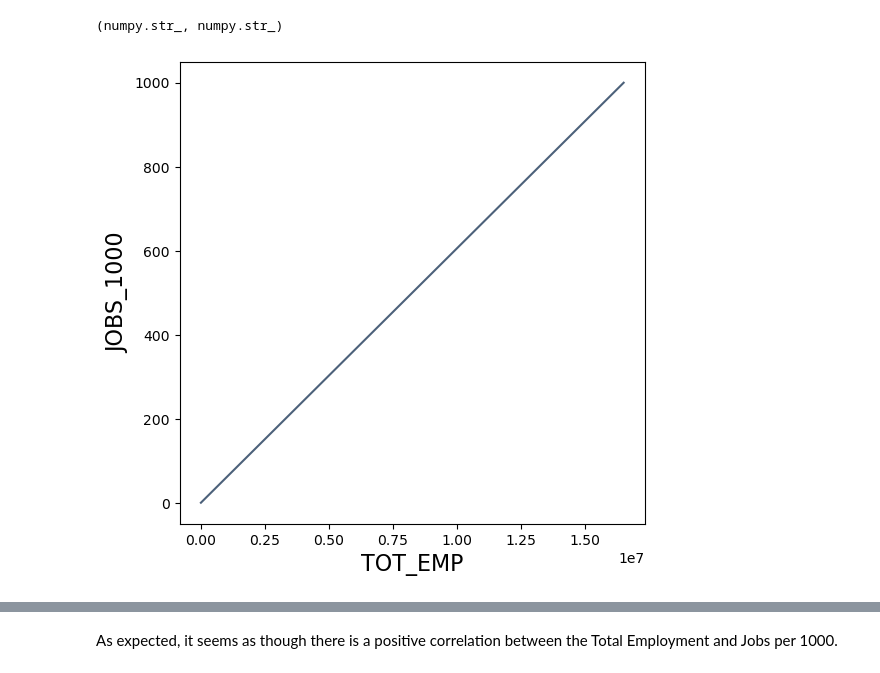
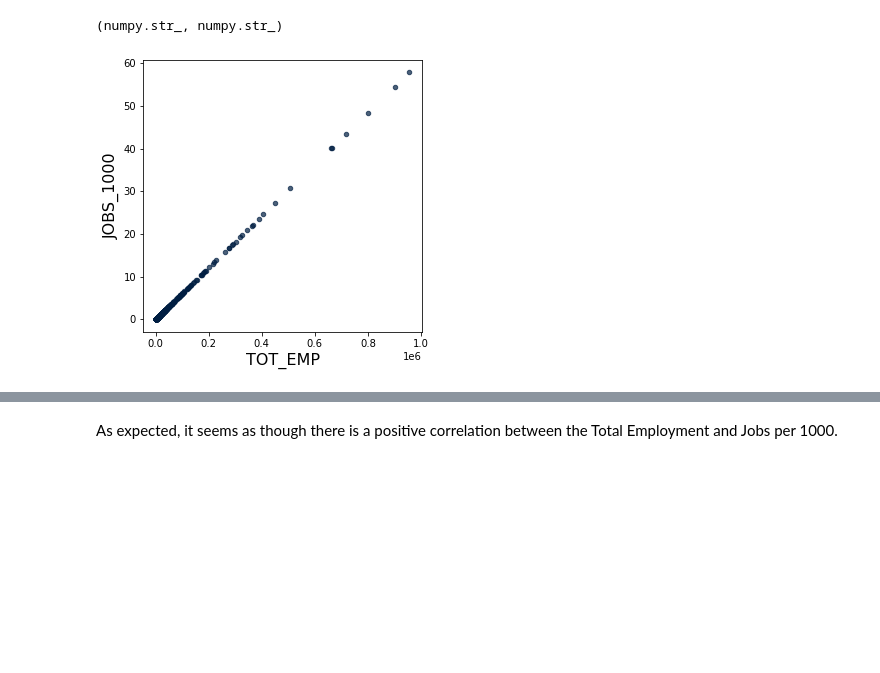
Before and after one commit to ds-modules/PUBPOL-ETHSTD-C164A-SP23, a Jupyter notebook: Intro to Table Manipulation (Take home).ipynb, the cells around one changed output, grey strips where cells are left out. Cells and saved outputs as stored; diff of their text form; code cells hidden in the pictures; blank space fills up the shorter version.

```diff
--- a/Intro to Table Manipulation (Take home).ipynb
+++ b/Intro to Table Manipulation (Take home).ipynb
@@ -306,11 +310,15 @@ tot_emp, jobs_1000 # answer
 
 cali_updated["TOT_EMP"] = cali_updated["TOT_EMP"].astype(float) # answer
 cali_updated["JOBS_1000"] = cali_updated["JOBS_1000"].astype(float) # answer
+# %%
+# there are about eight outlier values that will skew our graph
+# we can see this by sorting the TOT_EMP values: cali_updated.sort("TOT_EMP", descending = True)
+# we want to remove those outliers before we plot
+
+cali_no_outlier = cali_updated.where("TOT_EMP", are.below(1000000))
 # %%
 # plot a graph to see if there is a correlation
 
-#pyplot.scatter(cali_updated["TOT_EMP"], cali_updated["JOBS_1000"])
-
-cali_updated.plot("TOT_EMP", "JOBS_1000")
+cali_no_outlier.scatter("TOT_EMP", "JOBS_1000")
 # %% [output]
-[figure, old version]
+[figure, new version]
```
Also changed, not shown: parts of 15 cells of this notebook.
